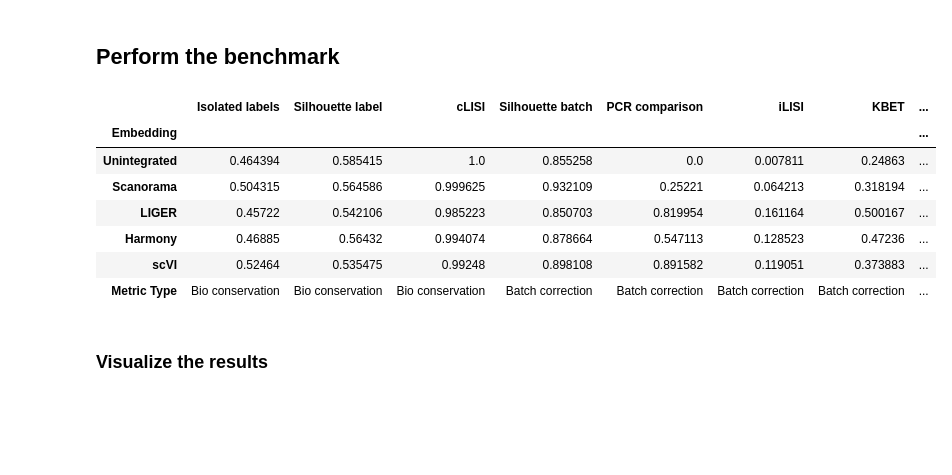
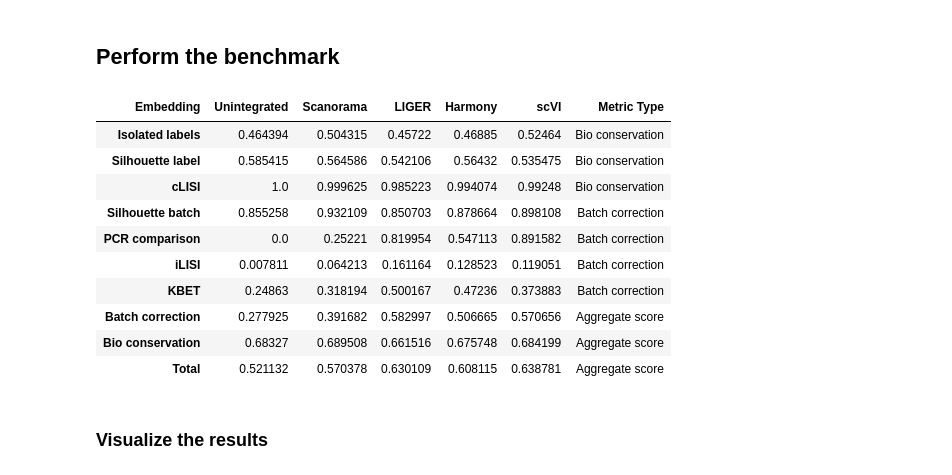
Before and after one commit to YosefLab/scib-metrics, a Jupyter notebook: docs/notebooks/lung_example.ipynb, the cells around one changed output. Cells and saved outputs as stored; diff of their text form; code cells hidden in the pictures; blank space fills up the shorter version.

```diff
--- a/docs/notebooks/lung_example.ipynb
+++ b/docs/notebooks/lung_example.ipynb
@@ -116,16 +116,19 @@ bm = Benchmarker(
 )
 bm.benchmark()
 # %%
-bm.get_results(min_max_scale=False)
+bm.get_results(min_max_scale=False).transpose()
 # %% [output]
-|  | Isolated labels | Silhouette label | cLISI | Silhouette batch | PCR comparison | iLISI | KBET | ... |
-| Embedding |  |  |  |  |  |  |  | ... |
-| Unintegrated | 0.464394 | 0.585415 | 1.0 | 0.855258 | 0.0 | 0.007811 | 0.24863 | ... |
-| Scanorama | 0.504315 | 0.564586 | 0.999625 | 0.932109 | 0.25221 | 0.064213 | 0.318194 | ... |
-| LIGER | 0.45722 | 0.542106 | 0.985223 | 0.850703 | 0.819954 | 0.161164 | 0.500167 | ... |
-| Harmony | 0.46885 | 0.56432 | 0.994074 | 0.878664 | 0.547113 | 0.128523 | 0.47236 | ... |
-| scVI | 0.52464 | 0.535475 | 0.99248 | 0.898108 | 0.891582 | 0.119051 | 0.373883 | ... |
-| Metric Type | Bio conservation | Bio conservation | Bio conservation | Batch correction | Batch correction | Batch correction | Batch correction | ... |
+| Embedding | Unintegrated | Scanorama | LIGER | Harmony | scVI | Metric Type |
+| Isolated labels | 0.464394 | 0.504315 | 0.45722 | 0.46885 | 0.52464 | Bio conservation |
+| Silhouette label | 0.585415 | 0.564586 | 0.542106 | 0.56432 | 0.535475 | Bio conservation |
+| cLISI | 1.0 | 0.999625 | 0.985223 | 0.994074 | 0.99248 | Bio conservation |
+| Silhouette batch | 0.855258 | 0.932109 | 0.850703 | 0.878664 | 0.898108 | Batch correction |
+| PCR comparison | 0.0 | 0.25221 | 0.819954 | 0.547113 | 0.891582 | Batch correction |
+| iLISI | 0.007811 | 0.064213 | 0.161164 | 0.128523 | 0.119051 | Batch correction |
+| KBET | 0.24863 | 0.318194 | 0.500167 | 0.47236 | 0.373883 | Batch correction |
+| Batch correction | 0.277925 | 0.391682 | 0.582997 | 0.506665 | 0.570656 | Aggregate score |
+| Bio conservation | 0.68327 | 0.689508 | 0.661516 | 0.675748 | 0.684199 | Aggregate score |
+| Total | 0.521132 | 0.570378 | 0.630109 | 0.608115 | 0.638781 | Aggregate score |
 # %% [markdown]
 ### Visualize the results
 # %%
```
